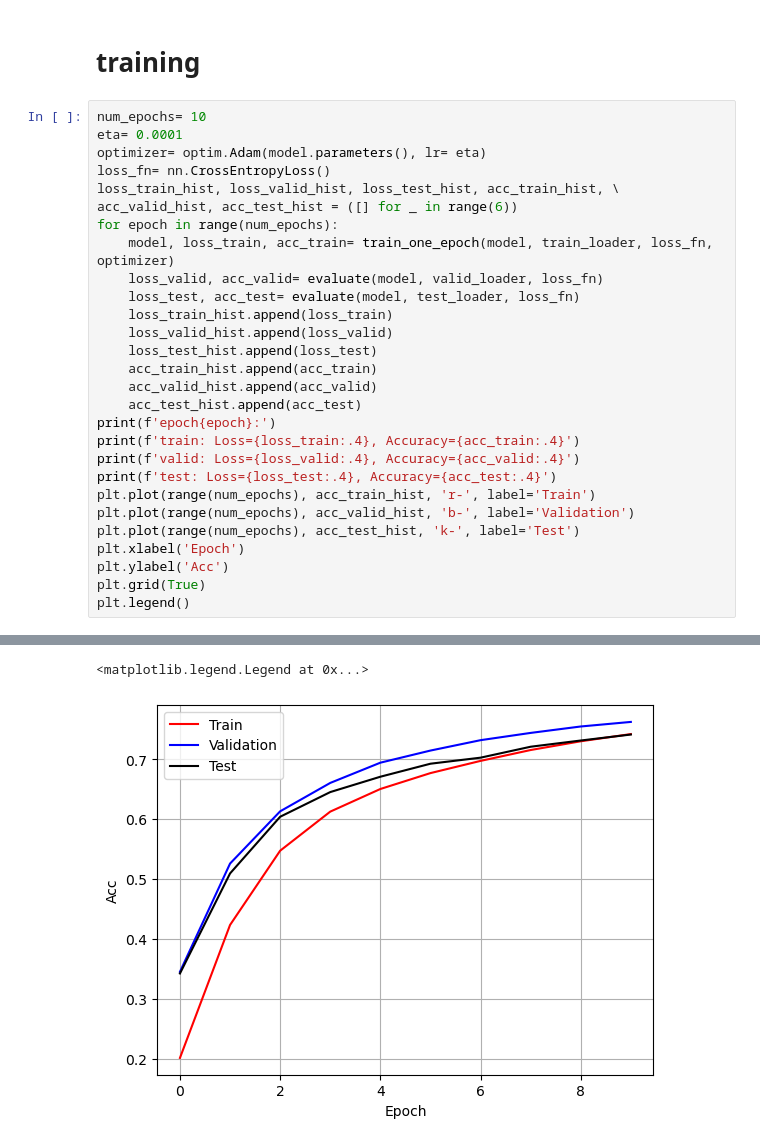
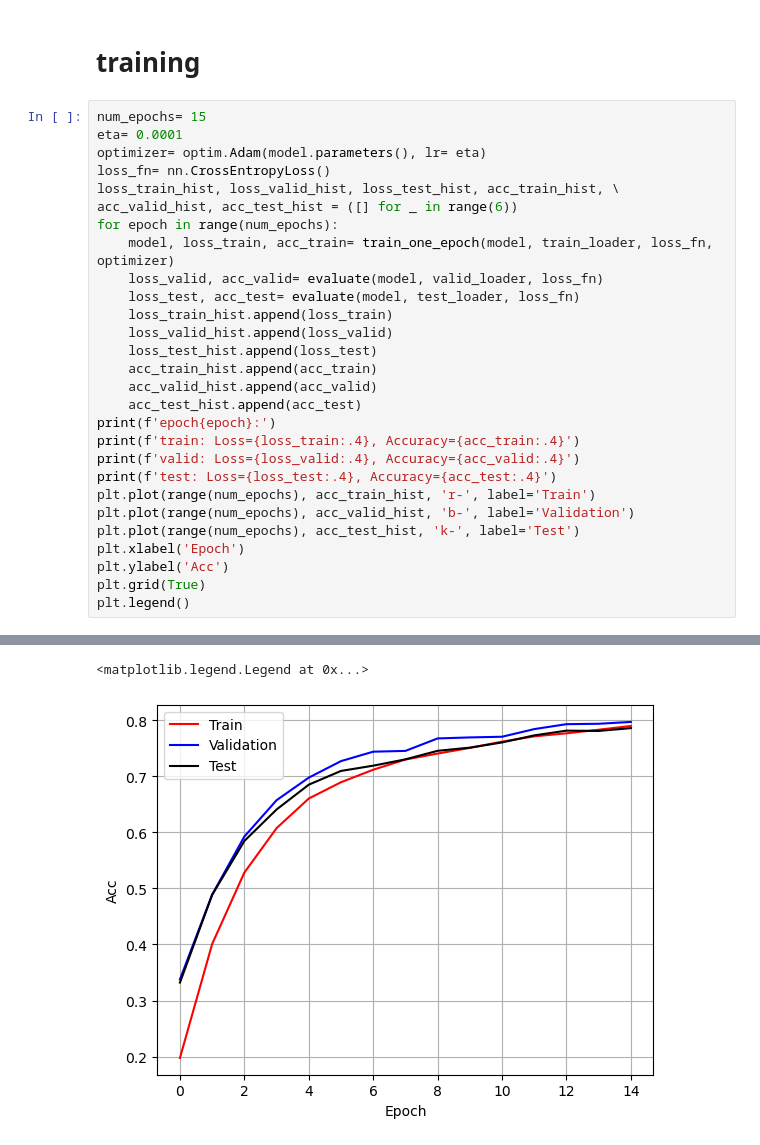
Before and after one commit to Amir-Hofo/Speech-commands-Classification, a Jupyter notebook: Speech_commands_Classification.ipynb, the cells around one changed output, grey strips where cells are left out. Cells and saved outputs as stored; diff of their text form.

Commit message:
training with 50% more epochs

```diff
--- a/Speech_commands_Classification.ipynb
+++ b/Speech_commands_Classification.ipynb
@@ -131,7 +131,7 @@ def evaluate(model, valid_loader, loss_fn):
 # %% [markdown]
 # training
 # %%
-num_epochs= 10
+num_epochs= 15
 eta= 0.0001
 optimizer= optim.Adam(model.parameters(), lr= eta)
 loss_fn= nn.CrossEntropyLoss()
@@ -166,2 +166,2 @@ test: Loss=0.9111, Accuracy=0.7411
 <matplotlib.legend.Legend at 0x...>
-[figure, old version]
+[figure, new version]
```
Also changed, not shown: parts of 1 cell of this notebook.
